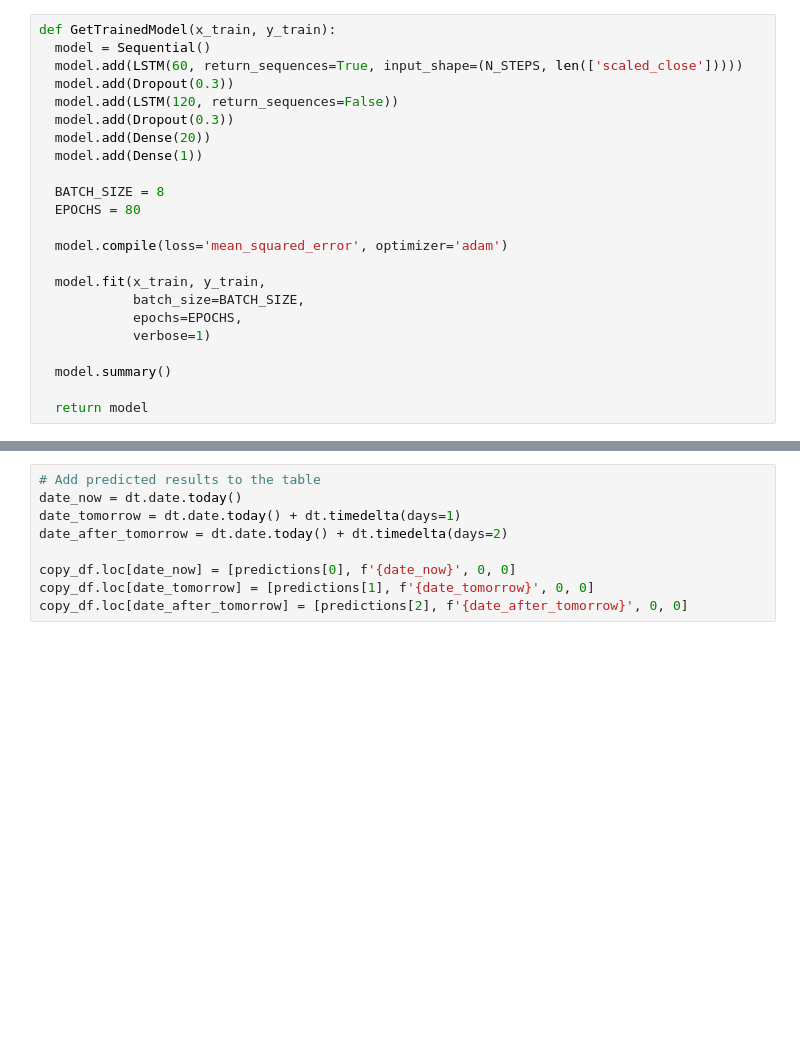
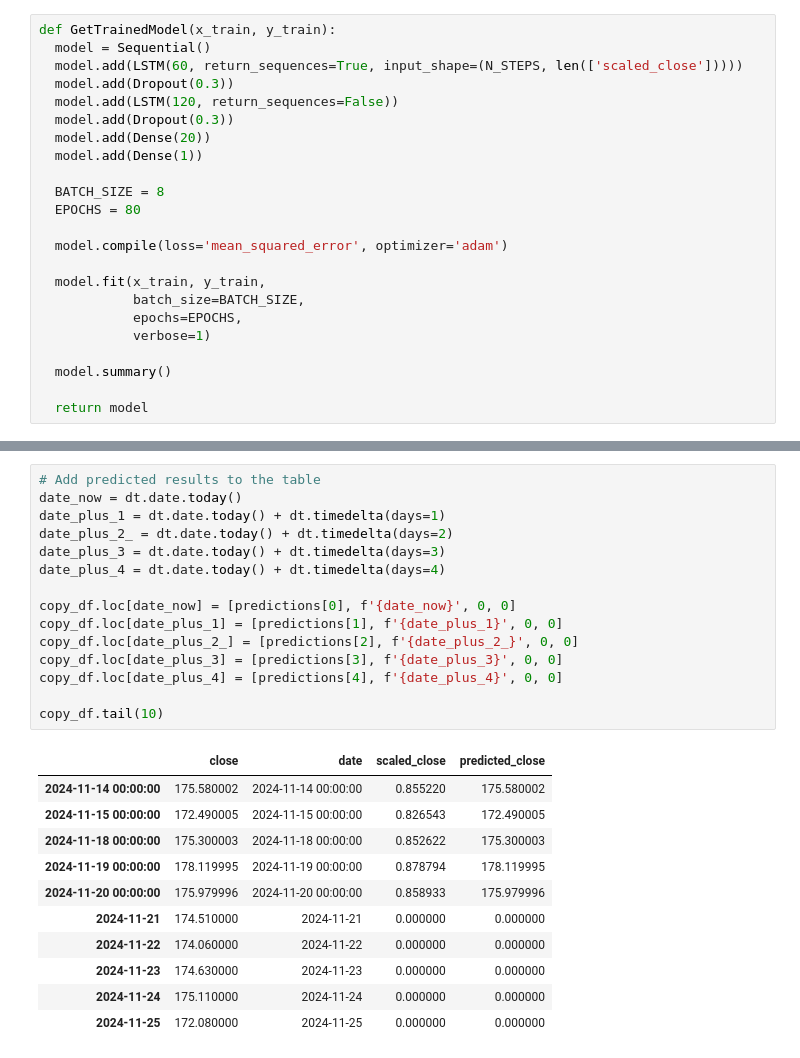
Before and after one commit to anabeatrizreboucas/PO235, a Jupyter notebook: LSTM_stock_prediction.ipynb, the cells around one changed output, grey strips where cells are left out. Cells and saved outputs as stored; diff of their text form; blank space fills up the shorter version.

```diff
--- a/LSTM_stock_prediction.ipynb
+++ b/LSTM_stock_prediction.ipynb
@@ -341,12 +331,30 @@ copy_df
 # %%
 # Add predicted results to the table
 date_now = dt.date.today()
-date_tomorrow = dt.date.today() + dt.timedelta(days=1)
-date_after_tomorrow = dt.date.today() + dt.timedelta(days=2)
+date_plus_1 = dt.date.today() + dt.timedelta(days=1)
+date_plus_2_ = dt.date.today() + dt.timedelta(days=2)
+date_plus_3 = dt.date.today() + dt.timedelta(days=3)
+date_plus_4 = dt.date.today() + dt.timedelta(days=4)
 
 copy_df.loc[date_now] = [predictions[0], f'{date_now}', 0, 0]
-copy_df.loc[date_tomorrow] = [predictions[1], f'{date_tomorrow}', 0, 0]
-copy_df.loc[date_after_tomorrow] = [predictions[2], f'{date_after_tomorrow}', 0, 0]
+copy_df.loc[date_plus_1] = [predictions[1], f'{date_plus_1}', 0, 0]
+copy_df.loc[date_plus_2_] = [predictions[2], f'{date_plus_2_}', 0, 0]
+copy_df.loc[date_plus_3] = [predictions[3], f'{date_plus_3}', 0, 0]
+copy_df.loc[date_plus_4] = [predictions[4], f'{date_plus_4}', 0, 0]
+
+copy_df.tail(10)
+# %% [output]
+|  | close | date | scaled_close | predicted_close |
+| 2024-11-14 00:00:00 | 175.580002 | 2024-11-14 00:00:00 | 0.855220 | 175.580002 |
+| 2024-11-15 00:00:00 | 172.490005 | 2024-11-15 00:00:00 | 0.826543 | 172.490005 |
+| 2024-11-18 00:00:00 | 175.300003 | 2024-11-18 00:00:00 | 0.852622 | 175.300003 |
+| 2024-11-19 00:00:00 | 178.119995 | 2024-11-19 00:00:00 | 0.878794 | 178.119995 |
+| 2024-11-20 00:00:00 | 175.979996 | 2024-11-20 00:00:00 | 0.858933 | 175.979996 |
+| 2024-11-21 | 174.510000 | 2024-11-21 | 0.000000 | 0.000000 |
+| 2024-11-22 | 174.060000 | 2024-11-22 | 0.000000 | 0.000000 |
+| 2024-11-23 | 174.630000 | 2024-11-23 | 0.000000 | 0.000000 |
+| 2024-11-24 | 175.110000 | 2024-11-24 | 0.000000 | 0.000000 |
+| 2024-11-25 | 172.080000 | 2024-11-25 | 0.000000 | 0.000000 |
 # %%
 # Result chart
 plt.style.use(style='ggplot')
```
Also changed, not shown: parts of 12 cells of this notebook, 22 other files.
